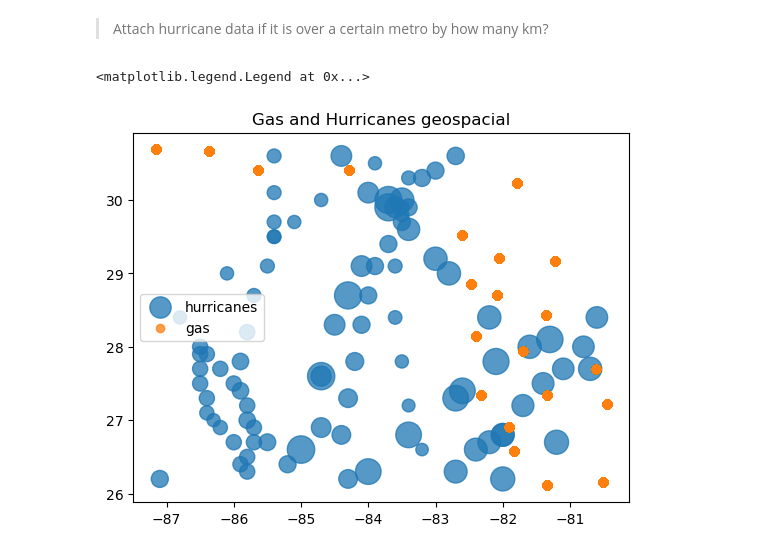
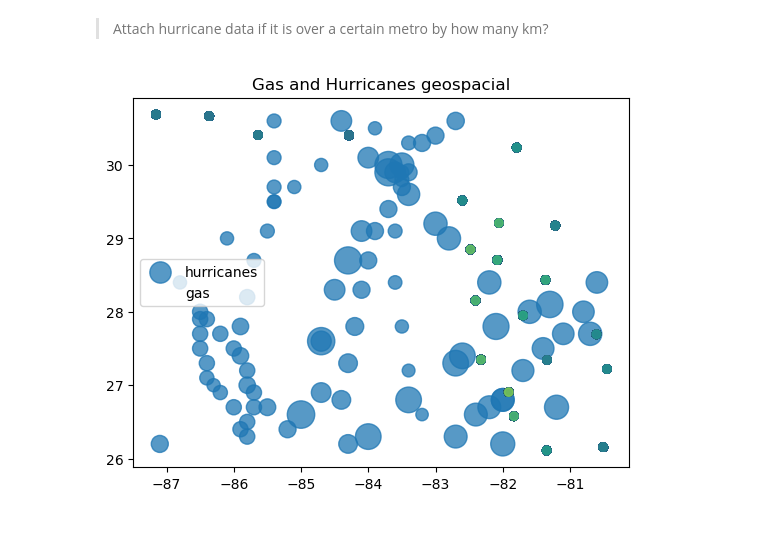
Before and after one commit to sofieappel/HurricanesAndGasPrices, a Jupyter notebook: Data/gas_canes_attempt.ipynb, the cells around one changed output. Drawn from its saved outputs; the diff is of its cells as text; code cells hidden in the pictures.

Commit message:
plots

```diff
--- a/Data/gas_canes_attempt.ipynb
+++ b/Data/gas_canes_attempt.ipynb
@@ -67,14 +69,15 @@ df.shape
 # %%
 plt.scatter(df['lon'], df['lat'],
             label = "hurricanes",
             alpha = .75,
             s = df['usa_roci'])
 
 plt.scatter(gas_df['lng'], gas_df['lat'],
             label = "gas",
-            alpha = .75)
+            alpha = .75,
+            c = gas_df['reg_delt'])
 plt.title("Gas and Hurricanes geospacial")
 plt.legend()
+plt.show()
 # %% [output]
-<matplotlib.legend.Legend at 0x...>
-[figure, old version]
+[figure, new version]
```
Also changed, not shown: parts of 6 cells of this notebook.
